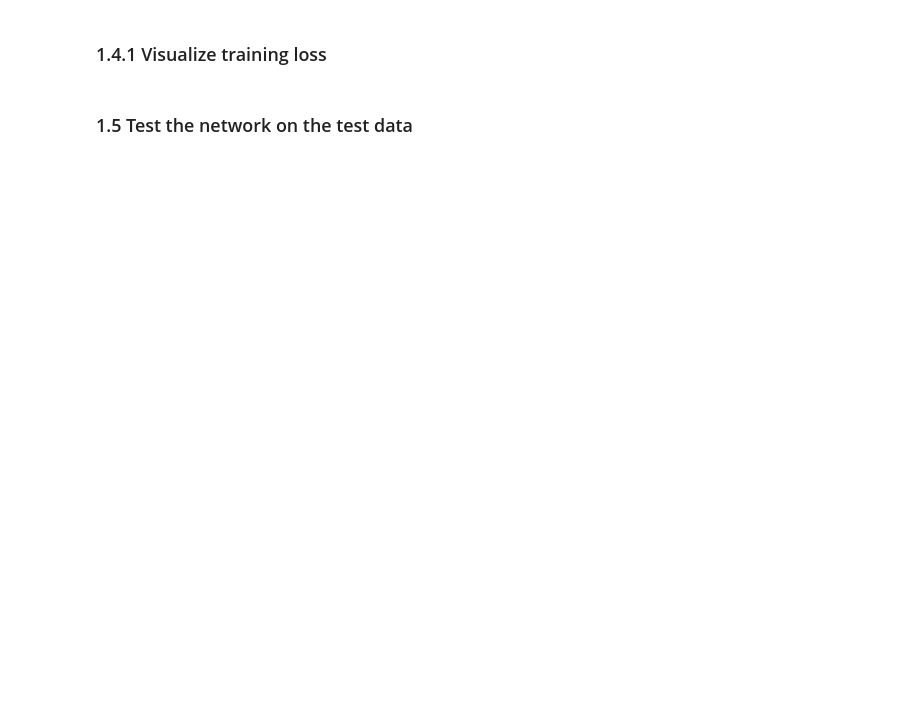
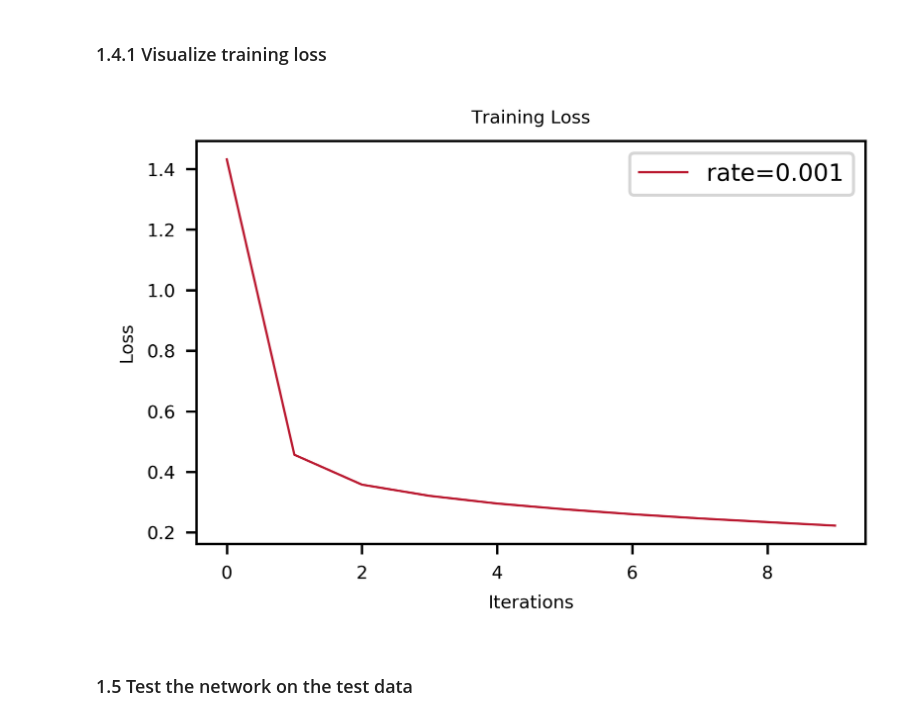
Before and after one commit to sambaiga/PytzMLS2018, a Jupyter notebook: Lab-3/Introduction to Deep learning.ipynb, the cells around one changed output. Cells and saved outputs as stored; diff of their text form; code cells hidden in the pictures; blank space fills up the shorter version.

```diff
--- a/Lab-3/Introduction to Deep learning.ipynb
+++ b/Lab-3/Introduction to Deep learning.ipynb
@@ -169,4 +179,5 @@ def train(model, optimizer, num_epochs):
 
     return total_loss
 # %%
-total_loss = train(model, optimizer, 5)
+#train models
+total_loss = train(model, optimizer, 10)
@@ -173,11 +196,14 @@ total_loss = train(model, optimizer, 5)
 # %% [markdown]
 ### 1.4.1 Visualize training loss
 # %%
+beatify(fig_width=4)
 plt.plot(total_loss, label="rate={}".format(learning_rate))
 plt.title("Training Loss")
 plt.xlabel("Iterations")
 plt.ylabel("Loss")
-plt.legend()
+plt.legend();
+# %% [output]
+[figure, added]
 # %% [markdown]
 ### 1.5 Test the network on the test data
 # %%
```
Also changed, not shown: parts of 41 cells of this notebook, 2 other files.
